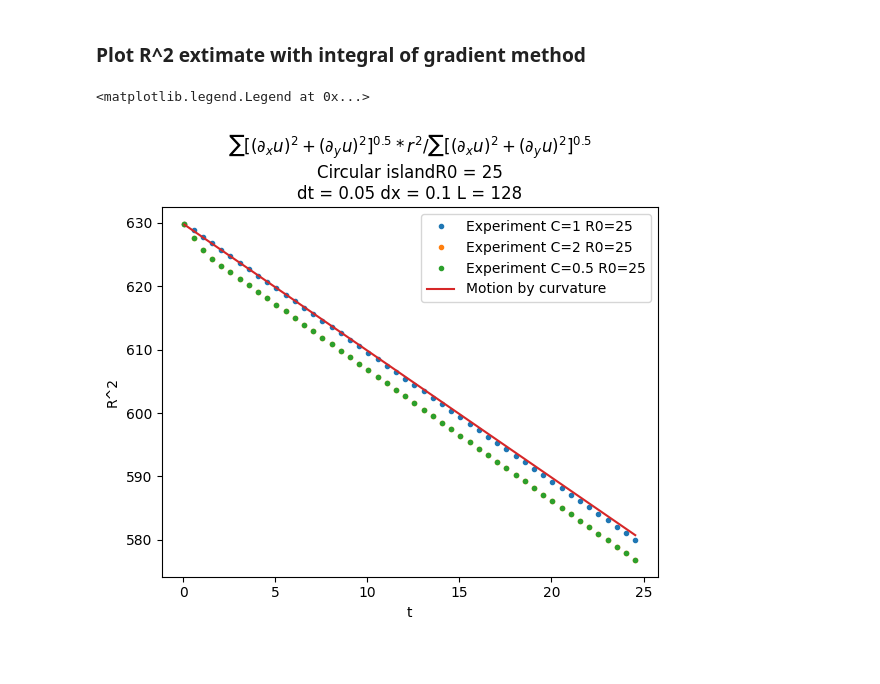
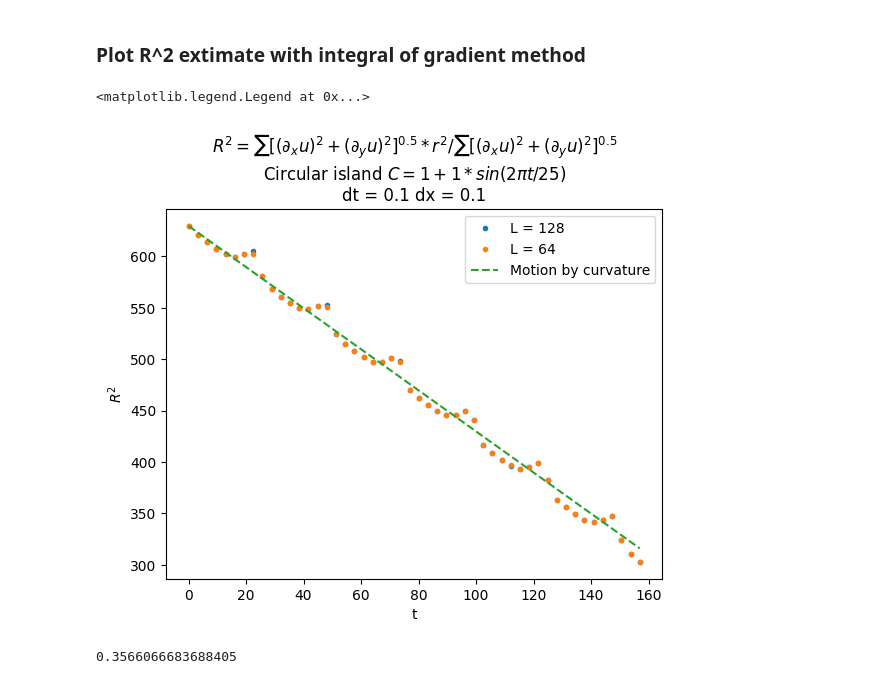
Before and after one commit to suanno/stage2, a Jupyter notebook: codes_tdgl/2D/plot/circular_front.ipynb, the cells around one changed output. Cells and saved outputs as stored; diff of their text form; code cells hidden in the pictures; blank space fills up the shorter version.

```diff
--- a/codes_tdgl/2D/plot/circular_front.ipynb
+++ b/codes_tdgl/2D/plot/circular_front.ipynb
@@ -8,7 +8,7 @@ import time
 # %% [markdown]
 # Plot Space average of u(t)
 # %%
-dt = 0.05
-tspan = 640
+dt = 0.1
+tspan = 19
 tspan/dt
 # %% [output]
@@ -16,11 +16,11 @@ tspan/dt
 # %%
 dx = 0.1
-L = 128
+L = 64
 R0 = 25
 # %%
-T = 50
+T = 25
 C0 = 1
-A = 0.5
+A = 1
 # %%
 title = "Circular island R0 = "+str(R0)+"\n$C = "+ str(C0) + " + "+str(A)+"*sin(2\pi t/"+str(T)+")$\n"
 title = title + "dt = " + str(dt) + " dx = " + str(dx) + " L = " + str(L)
@@ -130,7 +130,7 @@ r2[ns[0]]
 # %% [markdown]
 # Plot final state u(x, tmax)
 # %%
-f = open("../state.dat", "r")
+f = open("../state_gradient.dat", "r")
 N = int(L/dx)
 x = np.zeros(N)
 y = np.zeros(N)
@@ -167,4 +167,5 @@ plt.pcolormesh(X, Y, Z, cmap=plt.cm.get_cmap('Blues'))
 plt.colorbar()
 #plt.axis([-3, 3, -3, 3])
 plt.title('$\sqrt{(\partial_x u)^2 + (\partial_y u)^2}$\nt = ' + str(tmax))
+#plt.title("t = " + str(tmax))
 # %% [output]
@@ -174,42 +193,57 @@ Text(0.5, 1.0, '$\\sqrt{(\\partial_x u)^2 + (\\partial_y u)^2}$\nt = 5.000000')
 ### Plot R^2 extimate with integral of gradient method
 # %%
 fig, ax = plt.subplots()
-experiments_list = ["C=1 R0=25","C=2 R0=25","C=0.5 R0=25"]
+experiments_list = ["C0=1 A=1 R0=25 T=25 grad L=128", "C0=1 A=1 R0=25 T=25 grad"]
 for experiment_folder in experiments_list:
     for folder in sorted(os.listdir("../.saves/" + experiment_folder), reverse=True):
         f = open("../.saves/" + experiment_folder + "/" + folder + "/fileRadiout.dat", "r")
         N = 10000
         tt = np.zeros(N)
         R2 = np.zeros(N)
 
         i = 0
         for row in f:
             a, b = row.split(" ")
             tt[i] = float(a)
             R2[i] = float(b)
             i = i + 1
-
+        f.close()
         tt = tt[0:i]
         R2 = R2[0:i]
-        ax.plot(tt, R2,'.', label="Experiment " + experiment_folder)
+
+        f = open("../.saves/" + experiment_folder + "/" + folder + "/label.dat", "r")
+        labell = "Experiment " + experiment_folder
+        for row in f:
+            labell = row
+        if row == "":
+            labell = experiment_folder
+        ax.plot(tt, R2,'.', label=labell)
 
 
 R2_expected = R2[0]*np.ones(len(tt))-2*tt
-ax.plot(tt, R2_expected,'-',label="Motion by curvature")
+ax.plot(tt, R2_expected,'--',label="Motion by curvature")
 ax.set_xlabel("t")
-ax.set_ylabel("R^2")
+ax.set_ylabel("$R^2$")    # Plot R^2-R0^2 in order to have a quantity independent on R0 (expected value = -2t)
 ax.grid()
-title = "$\sum[(\partial_x u)^2 + (\partial_y u)^2]^{0.5}*r^2 / \sum [(\partial_x u)^2 + (\partial_y u)^2]^{0.5}$"
+title = ""
+title = title + "$R^2 = \sum[(\partial_x u)^2 + (\partial_y u)^2]*r^2 / \sum [(\partial_x u)^2 + (\partial_y u)^2]$"
 title = title + "\nCircular island "
-title = title + "R0 = "+str(R0)+"\n"
-#title = title + "$C = "+ str(C0) + " + "+str(A)+"*sin(2\pi t/"+str(T)+")$\n"
-#title = title + "C=1\n"
+#title = title + "R0 = "+str(R0)+"\n"
+title = title + "$C = "+ str(C0) + " + "+str(A)+"*sin(2\pi t/"+str(T)+")$\n"
+#title = title + "C=0.1\n"
 title = title + "dt = " + str(dt)
-title = title + " dx = " + str(dx) + " L = " + str(L)
+title = title + " dx = " + str(dx)
+#title = title + " L = " + str(L)
+
+#ax.set_xlim(0,5)
 
 ax.grid()
 ax.set_title(title)
 ax.legend()
 # %% [output]
 <matplotlib.legend.Legend at 0x...>
-[figure, old version]
+[figure, new version]
+# %%
+R2[1]-R2[0]
+# %% [output]
+0.3566066683688405
```
Also changed, not shown: parts of 4 cells of this notebook, 13 other files.
